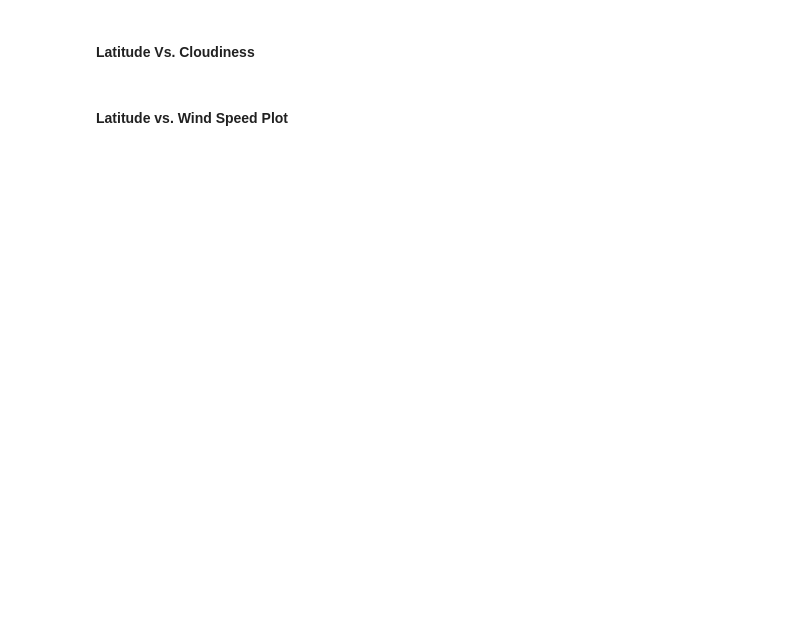
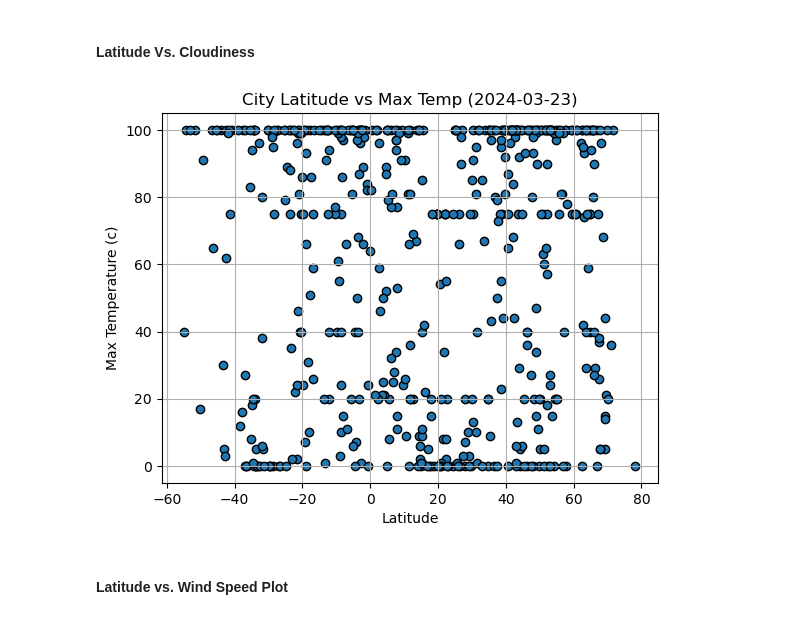
Before and after one commit to Angye212001/Python_API_Challenge-Mod-6, a Jupyter notebook: WeatherPy/WeatherPy.ipynb, the cells around one changed output. Cells and saved outputs as stored; diff of their text form; code cells hidden in the pictures; blank space fills up the shorter version.

```diff
--- a/WeatherPy/WeatherPy.ipynb
+++ b/WeatherPy/WeatherPy.ipynb
@@ -218,2 +222,6 @@ plt.show()
+# %%
+create_graphs(x,city_data_df["Cloudiness"], "Fig3")
+# %% [output]
+[figure, added]
 # %% [markdown]
 #### Latitude vs. Wind Speed Plot
```
Also changed, not shown: parts of 24 cells of this notebook, 7 other files.
